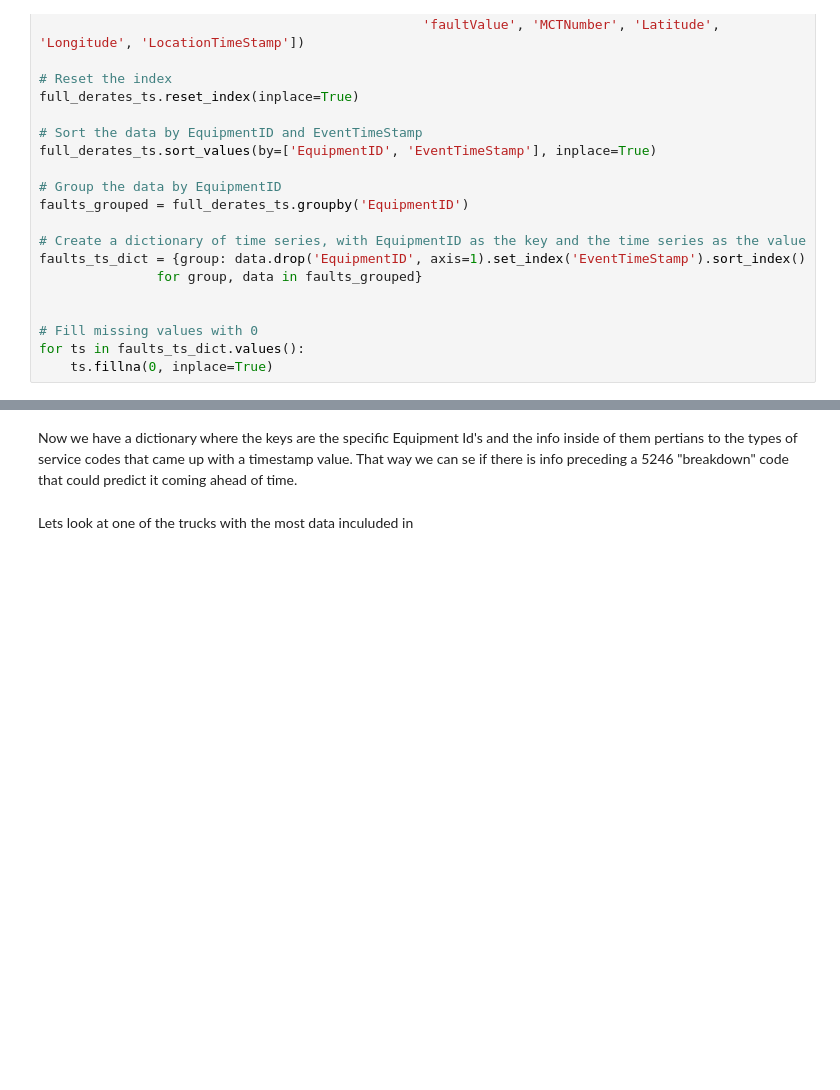
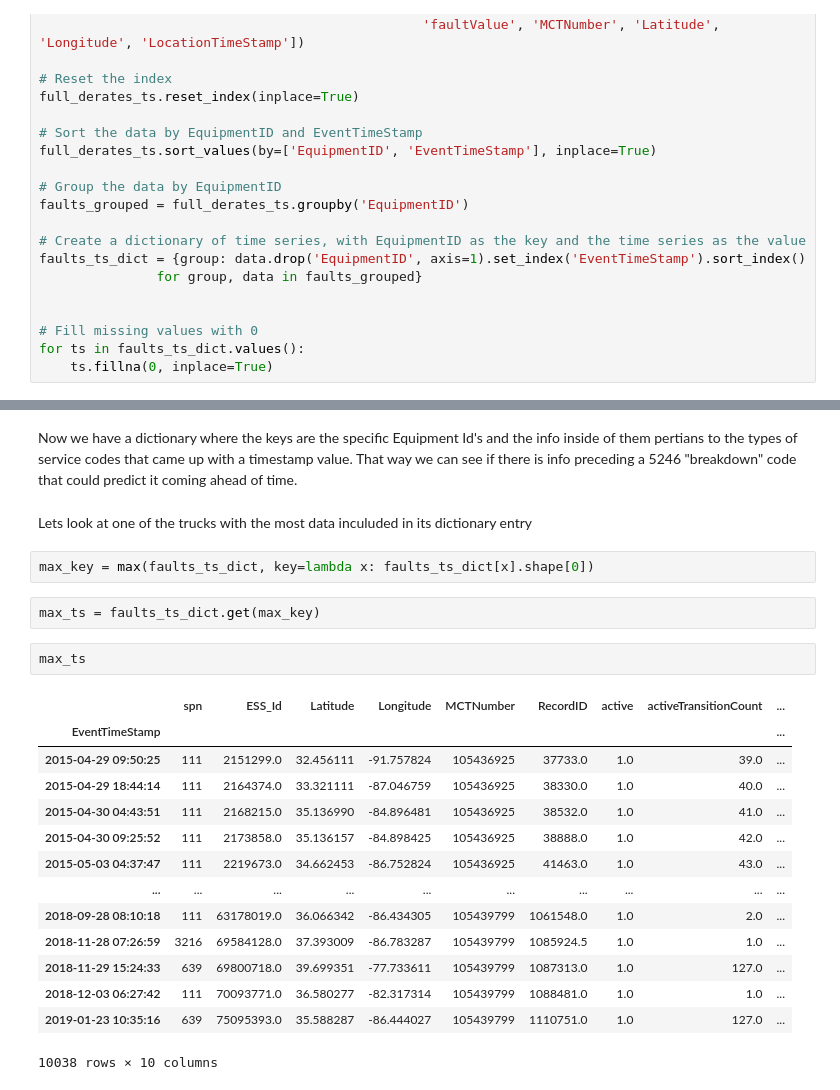
Before and after one commit to nss-data-science-cohort-6/big_g_express-player_one_big_g_express, a Jupyter notebook: notebook.ipynb, the cells around one changed output, grey strips where cells are left out. Saved outputs shown, nothing was run; the diff lists cells and outputs as text; blank space fills up the shorter version.

```diff
--- a/notebook.ipynb
+++ b/notebook.ipynb
@@ -119,4 +122,25 @@ faults_ts_dict.get(301) #This info would be for one specific truck ID
 # %% [markdown]
-Now we have a dictionary where the keys are the specific Equipment Id's and the info inside of them pertians to the types of service codes that came up with a timestamp value. That way we can se if there is info preceding a 5246 "breakdown" code that could predict it coming ahead of time.
+Now we have a dictionary where the keys are the specific Equipment Id's and the info inside of them pertians to the types of service codes that came up with a timestamp value. That way we can see if there is info preceding a 5246 "breakdown" code that could predict it coming ahead of time.
 # %% [markdown]
-Lets look at one of the trucks with the most data inculuded in
+Lets look at one of the trucks with the most data inculuded in its dictionary entry
+# %%
+max_key = max(faults_ts_dict, key=lambda x: faults_ts_dict[x].shape[0])
+# %%
+max_ts = faults_ts_dict.get(max_key)
+# %%
+max_ts
+# %% [output]
+|  | spn | ESS_Id | Latitude | Longitude | MCTNumber | RecordID | active | activeTransitionCount | ... |
+| EventTimeStamp |  |  |  |  |  |  |  |  | ... |
+| 2015-04-29 09:50:25 | 111 | 2151299.0 | 32.456111 | -91.757824 | 105436925 | 37733.0 | 1.0 | 39.0 | ... |
+| 2015-04-29 18:44:14 | 111 | 2164374.0 | 33.321111 | -87.046759 | 105436925 | 38330.0 | 1.0 | 40.0 | ... |
+| 2015-04-30 04:43:51 | 111 | 2168215.0 | 35.136990 | -84.896481 | 105436925 | 38532.0 | 1.0 | 41.0 | ... |
+| 2015-04-30 09:25:52 | 111 | 2173858.0 | 35.136157 | -84.898425 | 105436925 | 38888.0 | 1.0 | 42.0 | ... |
+| 2015-05-03 04:37:47 | 111 | 2219673.0 | 34.662453 | -86.752824 | 105436925 | 41463.0 | 1.0 | 43.0 | ... |
+| ... | ... | ... | ... | ... | ... | ... | ... | ... | ... |
+| 2018-09-28 08:10:18 | 111 | 63178019.0 | 36.066342 | -86.434305 | 105439799 | 1061548.0 | 1.0 | 2.0 | ... |
+| 2018-11-28 07:26:59 | 3216 | 69584128.0 | 37.393009 | -86.783287 | 105439799 | 1085924.5 | 1.0 | 1.0 | ... |
+| 2018-11-29 15:24:33 | 639 | 69800718.0 | 39.699351 | -77.733611 | 105439799 | 1087313.0 | 1.0 | 127.0 | ... |
+| 2018-12-03 06:27:42 | 111 | 70093771.0 | 36.580277 | -82.317314 | 105439799 | 1088481.0 | 1.0 | 1.0 | ... |
+| 2019-01-23 10:35:16 | 639 | 75095393.0 | 35.588287 | -86.444027 | 105439799 | 1110751.0 | 1.0 | 127.0 | ... |
+10038 rows × 10 columns
```
Also changed, not shown: parts of 2 cells of this notebook, 2 other files.
